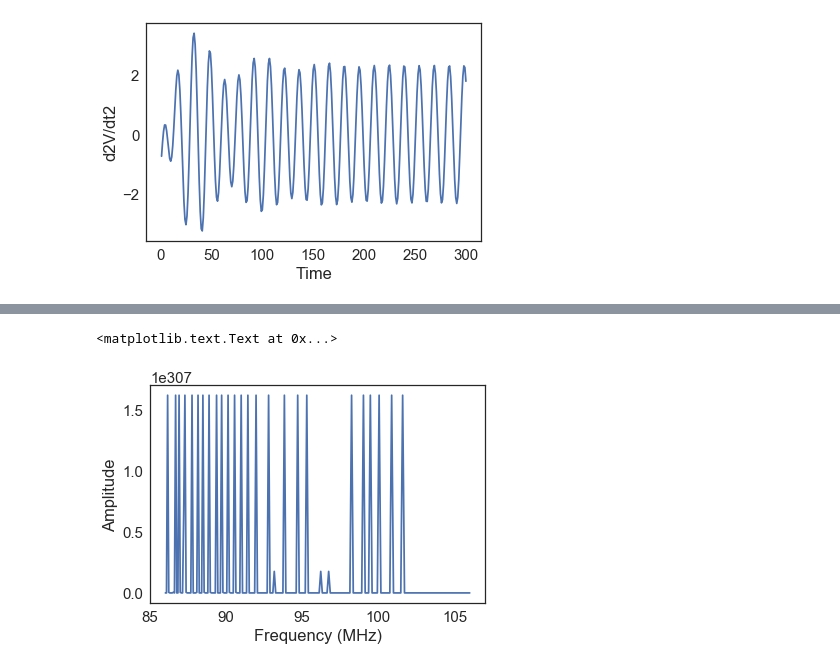
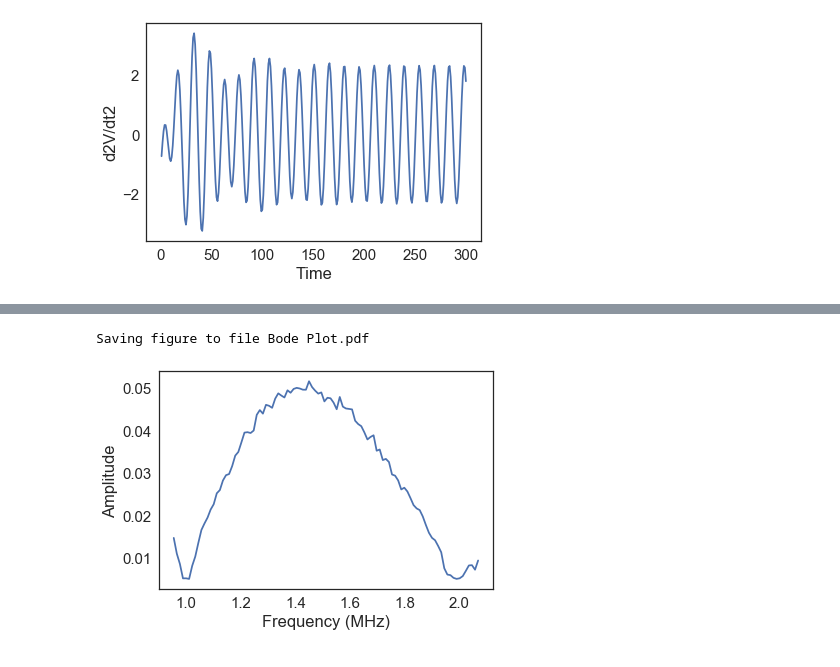
Before and after one commit to Utsav22G/RLC-Circuit, a Jupyter notebook: Code.ipynb, the cells around one changed output, grey strips where cells are left out. Drawn from its saved outputs; the diff is of its cells as text; code cells hidden in the pictures.

```diff
--- a/Code.ipynb
+++ b/Code.ipynb
@@ -55,7 +55,7 @@ slope_func(circuit.init, 0, circuit) # Testing
 # %% [output]
 (0.0, -0.97058823529411753)
 # %%
-run_odeint(circuit, slope_func, mxstep=5000)
+run_odeint(circuit, slope_func)
 
 # circuit.results
 # %%
@@ -87,15 +87,15 @@ ylabel("d2V/dt2")
 <matplotlib.text.Text at 0x...>
 [figure]
 # %%
-def getAmp(X1, ts):
+def getAmp(X3, ts):
 
     min = 10000
     max = -5
 
-    for i in range(len(X1)):
+    for i in range(len(X3)):
 
         t = ts[i]
-        x = X1[i]
+        x = X3[i]
 
         if t > 180 and t < 300:
 
@@ -131,19 +131,19 @@ run_simulation(w0)
 # %%
 def loopy_boi():
 
-    C_min = (9.017 * 10**(-8))
-    C_max = (1.369 * 10**(-7))
-    # w0_array = linspace(6, 13, 100) # 0 to 10 for the glitch
-    C_array = linspace(C_min, C_max, 200)
+    #C_min = (9.017 * 10**(-8))
+    #C_max = (1.369 * 10**(-7))
+    w0_array = linspace(6, 13, 100) # 0 to 10 for the glitch
+    #C_array = linspace(C_min, C_max, 200)
     #print(C_array)
-    w0_array = 1 / (sqrt(L * C_array)) # 138.2300 min, 169.6460 max
+    #w0_array = 1 / (sqrt(L * C_array)) # 138.2300 min, 169.6460 max
 
     amps = []
     for w0 in w0_array:
         #print(w0_array)
         amp = run_simulation(w0)
         amps.append(amp)
-        #print(amp)
+        print(amp)
     #print(w0_array)
     return (w0_array, amps)
 # %%
@@ -157,13 +173,13 @@ Amplitude = amp_array/V0
 # %%
 plt.plot(Frequency, Amplitude)
 #plot(w0_array, amp_array, '.')
 xlabel("Frequency (MHz)")
 ylabel("Amplitude")
-#savefig('Bode Plot 3.pdf')
+savefig('Bode Plot.pdf')
 #print(amp_array)
 # %% [output]
-<matplotlib.text.Text at 0x...>
+Saving figure to file Bode Plot.pdf
-[figure, old version]
+[figure, new version]
 # %%
 #w0_array[amp_array.index(0.093995685536970852)]
 # %%
```
Also changed, not shown: parts of 3 cells of this notebook, 5 other files.
